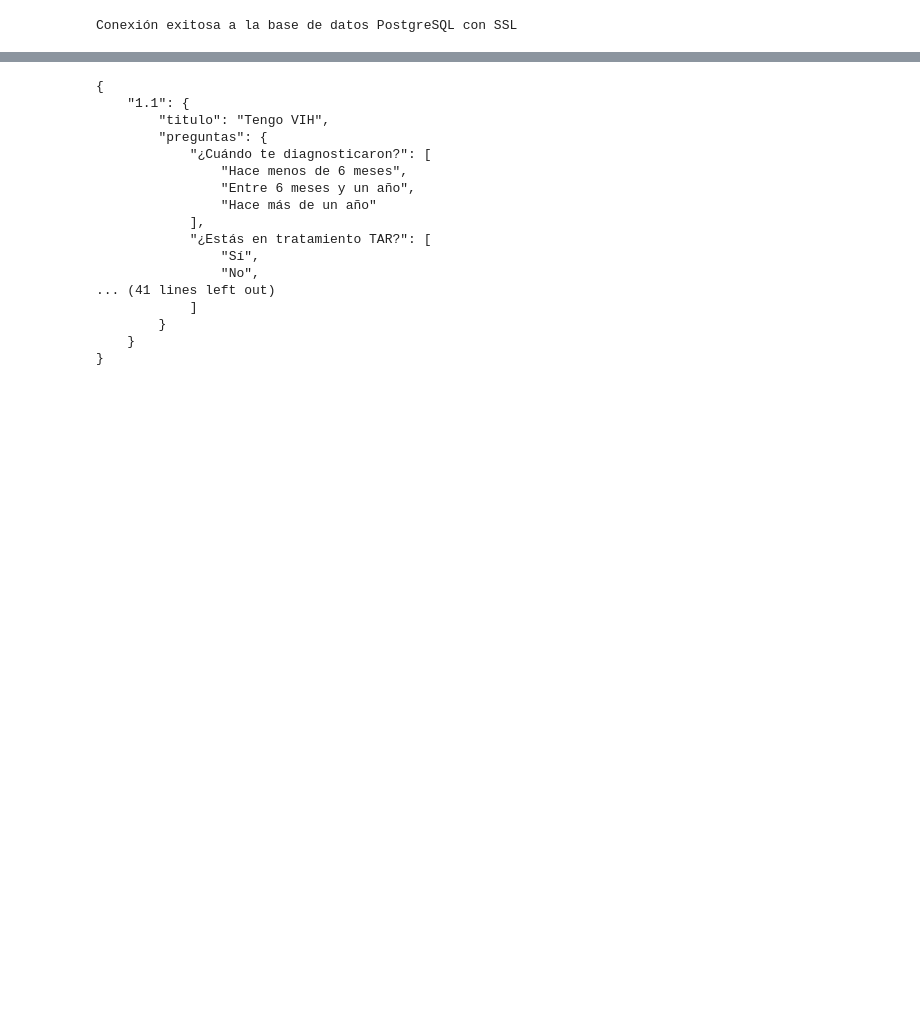
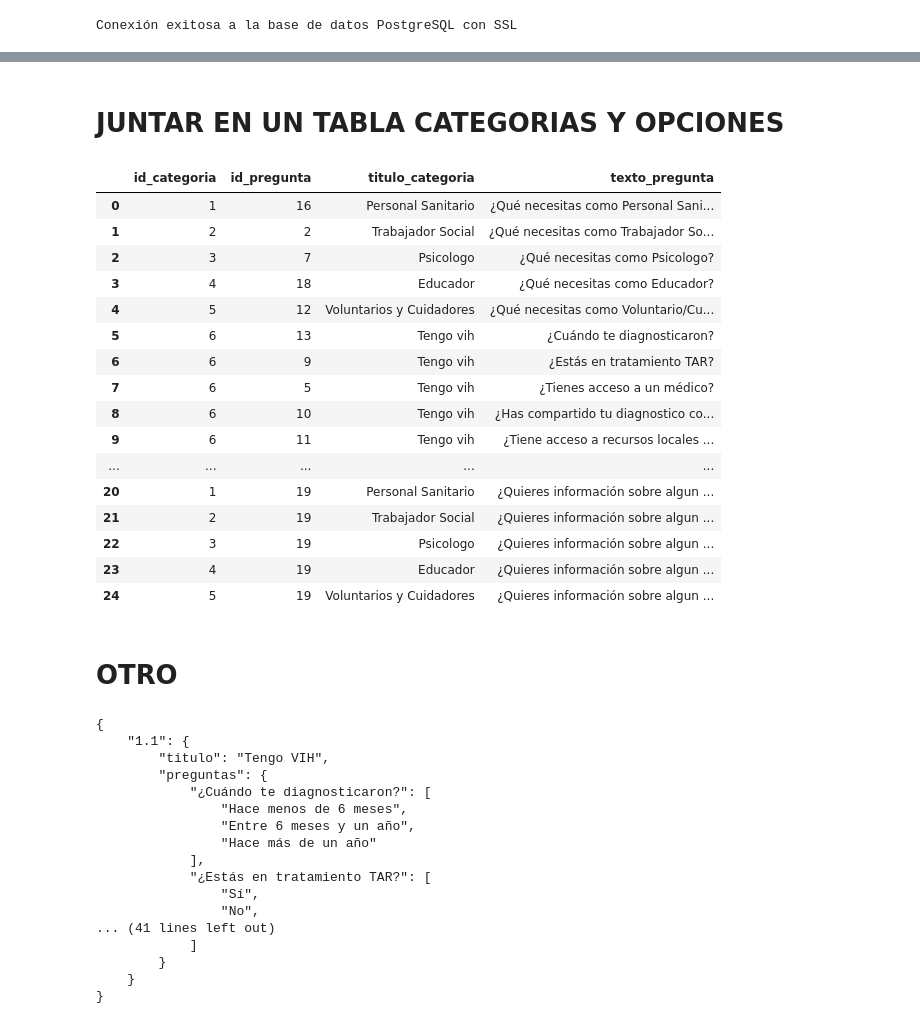
Before and after one commit to JavierRodriguezFontiveros/FELGTBI-, a Jupyter notebook: Api/p.ipynb, the cells around one changed output, grey strips where cells are left out. Saved outputs shown, nothing was run; the diff lists cells and outputs as text; code cells hidden in the pictures; blank space fills up the shorter version.

```diff
--- a/Api/p.ipynb
+++ b/Api/p.ipynb
@@ -20,6 +3,22 @@ port = os.getenv("DB_PORT_AWS")
 # %%
+
+from fastapi import FastAPI, requests, HTTPException
+import uvicorn
+import os
+from dotenv import load_dotenv
+import psycopg2
+import json
+import pandas as pd
+load_dotenv()
+
+#Leer Las Variables:
+host = os.getenv("DB_HOST_AWS")
+username = os.getenv("DB_USER_AWS")
+password = os.getenv("DB_PASSWORD_AWS")
+database = os.getenv("DB_DATABASE_AWS")
+port = os.getenv("DB_PORT_AWS")
 try:
-    connection = psycopg2.connect(host=host,
+    conn = psycopg2.connect(host=host,
                                 database=database,
                                 user=username,
                                 password=password,
@@ -31,5 +30,6 @@ except psycopg2.OperationalError as e:
     raise HTTPException(status_code=400, detail="Error de conexión: " + str(e))
 except Exception as error:
     raise HTTPException(status_code=400, detail="Error desconocido: " + str(e))
+cur = conn.cursor()
 # %% [output]
 Conexión exitosa a la base de datos PostgreSQL con SSL
@@ -43,3 +164,43 @@ df.head(50)
+# %% [markdown]
+# JUNTAR EN UN TABLA CATEGORIAS Y OPCIONES
+# %%
+# Escribe la consulta SQL
+query = """
+        SELECT
+    cpc.id_categoria,
+    cpc.id_pregunta,
+    cat.titulo_categoria,
+    preg.texto_pregunta
+FROM
+    categoria_pregunta_chat_intermed cpc
+JOIN
+    categorias_chatbot cat ON cpc.id_categoria = cat.id_categoria
+JOIN
+    preguntas_chatbot preg ON cpc.id_pregunta = preg.id_pregunta;
+
+        """
+df = pd.read_sql_query(query, conn)
+df.head(50)
+# %% [output]
+|  | id_categoria | id_pregunta | titulo_categoria | texto_pregunta |
+| 0 | 1 | 16 | Personal Sanitario | ¿Qué necesitas como Personal Sani... |
+| 1 | 2 | 2 | Trabajador Social | ¿Qué necesitas como Trabajador So... |
+| 2 | 3 | 7 | Psicologo | ¿Qué necesitas como Psicologo? |
+| 3 | 4 | 18 | Educador | ¿Qué necesitas como Educador? |
+| 4 | 5 | 12 | Voluntarios y Cuidadores | ¿Qué necesitas como Voluntario/Cu... |
+| 5 | 6 | 13 | Tengo vih | ¿Cuándo te diagnosticaron? |
+| 6 | 6 | 9 | Tengo vih | ¿Estás en tratamiento TAR? |
+| 7 | 6 | 5 | Tengo vih | ¿Tienes acceso a un médico? |
+| 8 | 6 | 10 | Tengo vih | ¿Has compartido tu diagnostico co... |
+| 9 | 6 | 11 | Tengo vih | ¿Tiene acceso a recursos locales ... |
+| ... | ... | ... | ... | ... |
+| 20 | 1 | 19 | Personal Sanitario | ¿Quieres información sobre algun ... |
+| 21 | 2 | 19 | Trabajador Social | ¿Quieres información sobre algun ... |
+| 22 | 3 | 19 | Psicologo | ¿Quieres información sobre algun ... |
+| 23 | 4 | 19 | Educador | ¿Quieres información sobre algun ... |
+| 24 | 5 | 19 | Voluntarios y Cuidadores | ¿Quieres información sobre algun ... |
+# %% [markdown]
+# OTRO
 # %%
 import json
 
```
Also changed, not shown: parts of 13 cells of this notebook, 3 other files.
